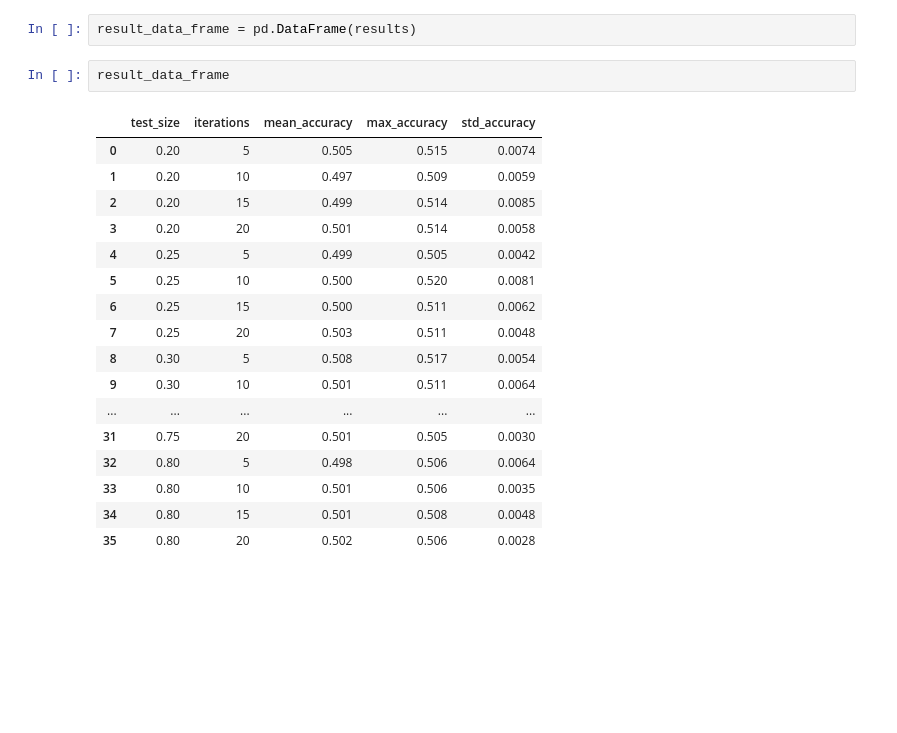
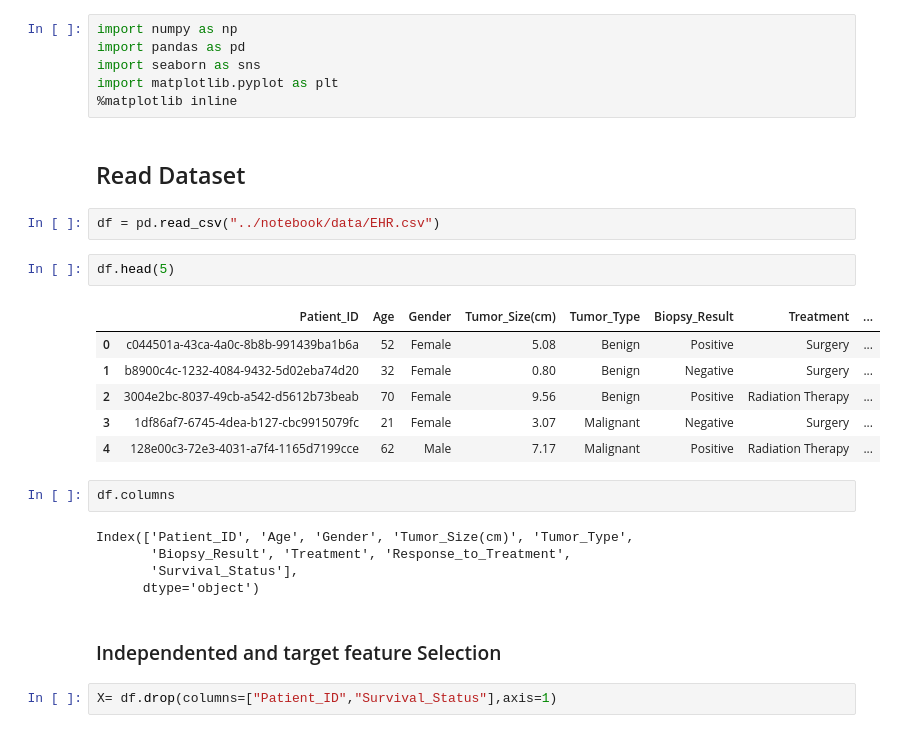
Before and after one commit to ABIR-CSE-2125/Cancer_Detection, a Jupyter notebook: src/main.ipynb, the cells around one changed output. Cells and saved outputs as stored; diff of their text form; blank space fills up the shorter version.

```diff
--- a/src/main.ipynb
+++ b/src/main.ipynb
@@ -82,22 +1,30 @@ results
-# %%
-result_data_frame = pd.DataFrame(results)
-# %%
-result_data_frame
-# %% [output]
-|  | test_size | iterations | mean_accuracy | max_accuracy | std_accuracy |
-| 0 | 0.20 | 5 | 0.505 | 0.515 | 0.0074 |
-| 1 | 0.20 | 10 | 0.497 | 0.509 | 0.0059 |
-| 2 | 0.20 | 15 | 0.499 | 0.514 | 0.0085 |
-| 3 | 0.20 | 20 | 0.501 | 0.514 | 0.0058 |
-| 4 | 0.25 | 5 | 0.499 | 0.505 | 0.0042 |
-| 5 | 0.25 | 10 | 0.500 | 0.520 | 0.0081 |
-| 6 | 0.25 | 15 | 0.500 | 0.511 | 0.0062 |
-| 7 | 0.25 | 20 | 0.503 | 0.511 | 0.0048 |
-| 8 | 0.30 | 5 | 0.508 | 0.517 | 0.0054 |
-| 9 | 0.30 | 10 | 0.501 | 0.511 | 0.0064 |
-| ... | ... | ... | ... | ... | ... |
-| 31 | 0.75 | 20 | 0.501 | 0.505 | 0.0030 |
-| 32 | 0.80 | 5 | 0.498 | 0.506 | 0.0064 |
-| 33 | 0.80 | 10 | 0.501 | 0.506 | 0.0035 |
-| 34 | 0.80 | 15 | 0.501 | 0.508 | 0.0048 |
-| 35 | 0.80 | 20 | 0.502 | 0.506 | 0.0028 |
+# %%
+import numpy as np
+import pandas as pd
+import seaborn as sns
+import matplotlib.pyplot as plt
+%matplotlib inline
+# %% [markdown]
+## Read Dataset
+# %%
+df = pd.read_csv("../notebook/data/EHR.csv")
+# %%
+df.head(5)
+# %% [output]
+|  | Patient_ID | Age | Gender | Tumor_Size(cm) | Tumor_Type | Biopsy_Result | Treatment | ... |
+| 0 | c044501a-43ca-4a0c-8b8b-991439ba1b6a | 52 | Female | 5.08 | Benign | Positive | Surgery | ... |
+| 1 | b8900c4c-1232-4084-9432-5d02eba74d20 | 32 | Female | 0.80 | Benign | Negative | Surgery | ... |
+| 2 | 3004e2bc-8037-49cb-a542-d5612b73beab | 70 | Female | 9.56 | Benign | Positive | Radiation Therapy | ... |
+| 3 | 1df86af7-6745-4dea-b127-cbc9915079fc | 21 | Female | 3.07 | Malignant | Negative | Surgery | ... |
+| 4 | 128e00c3-72e3-4031-a7f4-1165d7199cce | 62 | Male | 7.17 | Malignant | Positive | Radiation Therapy | ... |
+# %%
+df.columns
+# %% [output]
+Index(['Patient_ID', 'Age', 'Gender', 'Tumor_Size(cm)', 'Tumor_Type',
+       'Biopsy_Result', 'Treatment', 'Response_to_Treatment',
+       'Survival_Status'],
+      dtype='object')
+# %% [markdown]
+### Independented and target feature Selection
+# %%
+X= df.drop(columns=["Patient_ID","Survival_Status"],axis=1)
```
Also changed, not shown: parts of 45 cells of this notebook, 8 other files.
